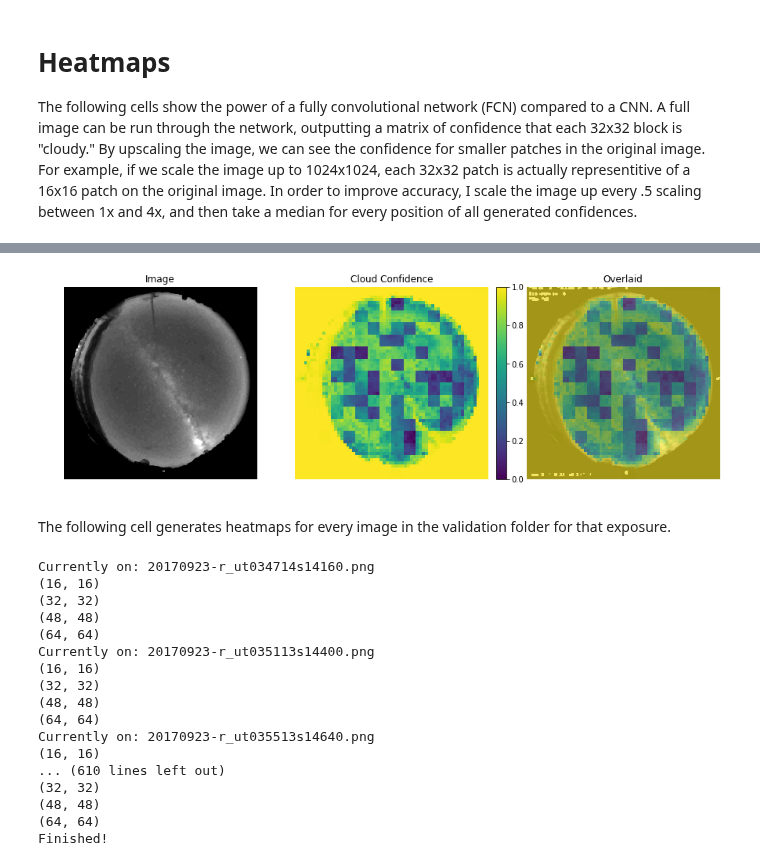
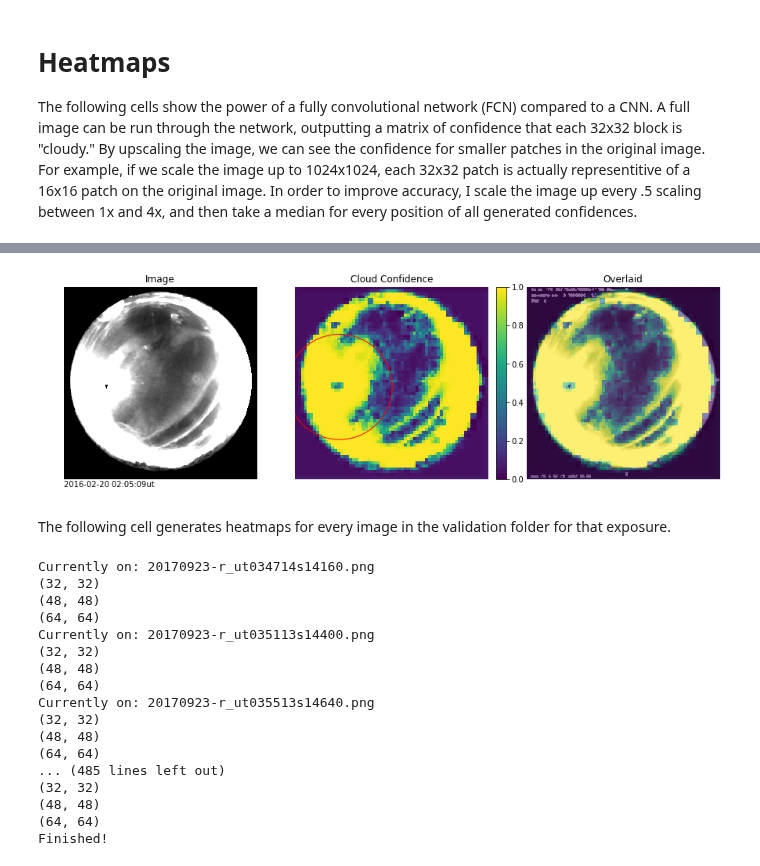
Before and after one commit to dylanagreen/kpno-allsky, a Jupyter notebook: Image Classifier v5.ipynb, the cells around one changed output, grey strips where cells are left out. Cells and saved outputs as stored; diff of their text form; code cells hidden in the pictures.

```diff
--- a/Image Classifier v5.ipynb
+++ b/Image Classifier v5.ipynb
@@ -267,20 +270,19 @@ trans = transforms.Compose([transforms.ToTensor(), normalize])
 def contrast_transform(img):
     # We need to separate these channels for this to work
     base = img[...,0].reshape((img.shape[0], img.shape[1], 1))
-    #mask = img[...,1].reshape((img.shape[0], img.shape[1], 1))
-    #dist = img[...,2].reshape((img.shape[0], img.shape[1], 1))
-
     img2 = TF.to_pil_image(base, mode='L')
 
     # Random contrast adjustment between 0.2 and 1.8
     adjust = random.random()*1.6 + 0.2
+    if exposure == "6":
+        adjust = random.random()*1.1 + 0.5
+
     img2 = TF.adjust_contrast(img2, adjust)
-    # Rejoin the two channels after we've adjusted the brightness
+
+    # Back to a tensor and normalized
     img2 = np.asarray(img2).reshape((img.shape[0], img.shape[1], 1))
-    #img2 = np.concatenate((img2, mask), axis=2)
-
     img2 = TF.to_tensor(img2)
-    img2 = TF.normalize(img2, mean=[0.485], std=[0.229])
+    img2 = TF.normalize(img2, mean=[0.5], std=[0.5])
 
     return img2
 
@@ -291,31 +293,23 @@ def flip_transform(img):
     # We need to separate these channels for this to work
     # When I wrote this I knew why I reshaped first, I think it has something to do with to_pil_image...
     base = img[...,0].reshape((img.shape[0], img.shape[1], 1))
-    #mask = img[...,1].reshape((img.shape[0], img.shape[1], 1))
-    #dist = img[...,2].reshape((img.shape[0], img.shape[1], 1))
 
     img2 = TF.to_pil_image(base, mode='L')
-    #mask2 = TF.to_pil_image(mask, mode='L')
-    #dist2 = TF.to_pil_image(dist, mode='L')
 
     # Random contrast adjustment between 0.25 and 1.75
     adjust = random.random()*1.6 + 0.2
+    if exposure == "6":
+        adjust = random.random()*1.1 + 0.5
     img2 = TF.adjust_contrast(img2, adjust)
 
     flip = TF.hflip if random.randint(0, 1) == 1 else TF.vflip
     #angle = 90 * random.randint(1,3)
     img2 = flip(img2)
-    #mask2 = flip(mask2)
-    #dist2 = flip(dist2)
 
-    # Rejoin the two channels after we've adjusted the brightness
+    # Back to a tensor and normalized
     img2 = np.asarray(img2).reshape((img.shape[0], img.shape[1], 1))
-    #mask = np.asarray(mask2).reshape((img.shape[0], img.shape[1], 1))
-    #dist = np.asarray(dist2).reshape((img.shape[0], img.shape[1], 1))
-    #img2 = np.concatenate((img2, mask), axis=2)
-
     img2 = TF.to_tensor(img2)
-    img2 = TF.normalize(img2, mean=[0.485], std=[0.229])
+    img2 = TF.normalize(img2, mean=[0.5], std=[0.5])
 
     return img2
 # %%
@@ -621,7 +612,7 @@ def check_entire(im, scale, exposure, name):
     done = net(pic.to(device)).data.to('cpu')
     return F.softmax(done, dim=1)
 # %%
-name = "20170923-r_ut034714s14160.png"
+name = "20160220-r_ut020509s43380.png"
 
 # This code loads the image, removes the antenna, and smooths it over. If the image is
 # a 0.3s exposure, it tries to remove the band.
@@ -679,7 +670,7 @@ m = 4
 width = int(512/32 * m)
 confidence0 = []
 confidence1 = []
-values = np.arange(1, m + 0.5, 1)
+values = np.arange(2, m + 0.5, 1)
 
 for scale in values:
     test = check_entire(im, scale, exposure, name)
@@ -802,14 +792,17 @@ def make_heatmap(name, confidence, ghosts=None, circle=False, disp=False):
         circ = Circle((x1, y1), r, fill=False, color='r')
         ax[1].add_patch(circ)
 
+    date = date[:4] + "-" + date[4:6] + "-" + date[6:]
+    time_text = date + " " + name[4:6] + ":" + name[6:8] + ":" + name[8:10] + "ut"
+    ax[0].text(0, 532, time_text, style="normal")
     plt.savefig('Images/CNN-Heatmaps/heatmap-' + name, bbox_inches='tight', dpi=256, pad_inches=0)
 
     if not disp:
         plt.close()
 # %%
-make_heatmap(name, confidence1, disp=True)
+make_heatmap(name, confidence1, disp=True, circle=True)
 # %% [output]
-[figure, old version]
+[figure, new version]
 # %% [markdown]
 The following cell generates heatmaps for every image in the validation folder for that exposure.
 # %%
@@ -826,7 +819,7 @@ for name in images:
     width = int(512/32 * m)
     confidence0 = []
     confidence1 = []
-    values = np.arange(1, m + 0.5, 1)
+    values = np.arange(2, m + 0.5, 1)
 
     for scale in values:
         test = check_entire(im, scale, exposure, name)
@@ -846,18 +839,18 @@ for name in images:
 print("Finished!")
 # %% [output]
 Currently on: 20170923-r_ut034714s14160.png
-(16, 16)
 (32, 32)
 (48, 48)
 (64, 64)
 Currently on: 20170923-r_ut035113s14400.png
-(16, 16)
 (32, 32)
 (48, 48)
 (64, 64)
 Currently on: 20170923-r_ut035513s14640.png
-(16, 16)
-... (610 lines left out)
+(32, 32)
+(48, 48)
+(64, 64)
+... (485 lines left out)
 (32, 32)
 (48, 48)
 (64, 64)
```
Also changed, not shown: parts of 5 cells of this notebook.
